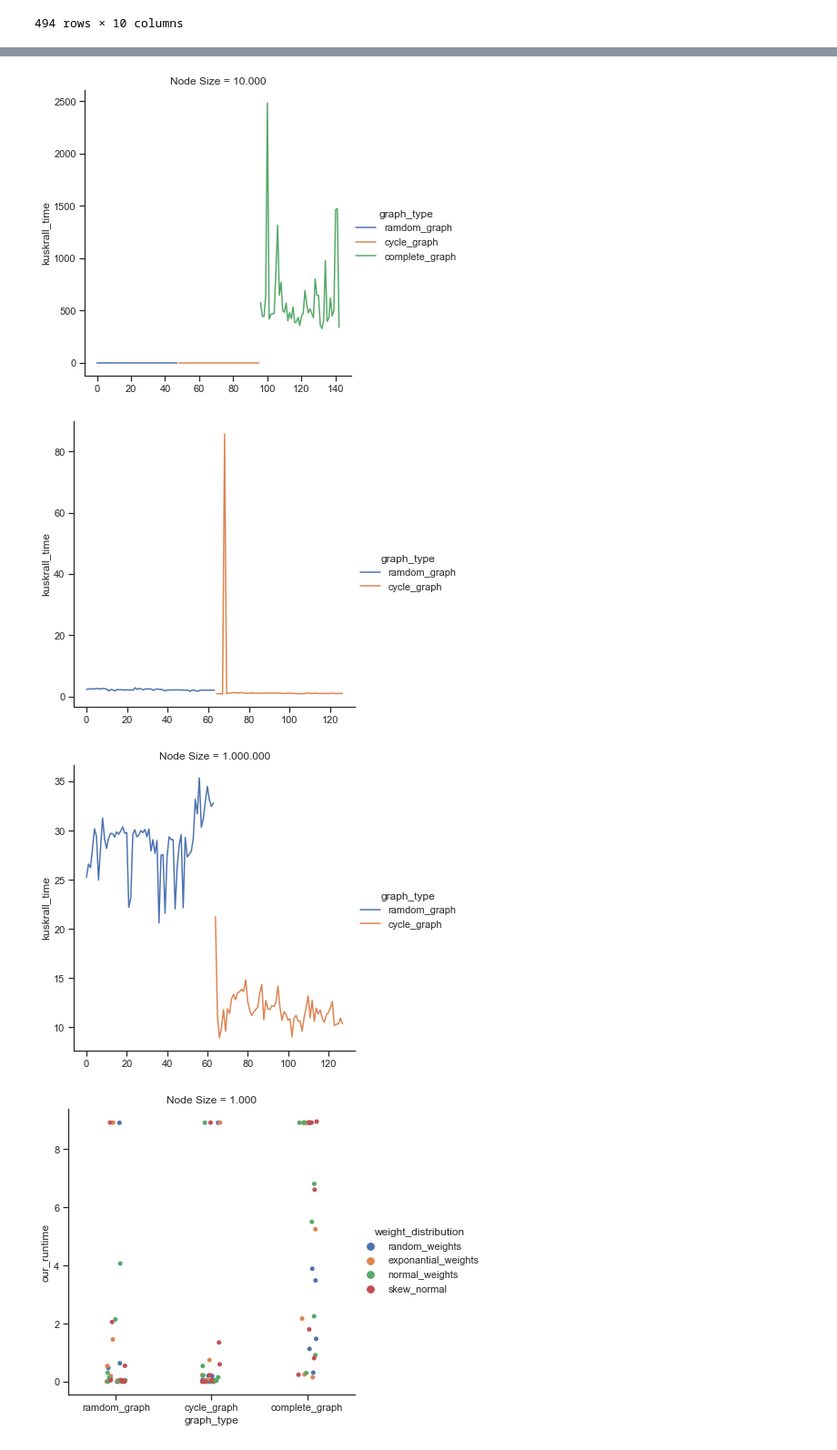
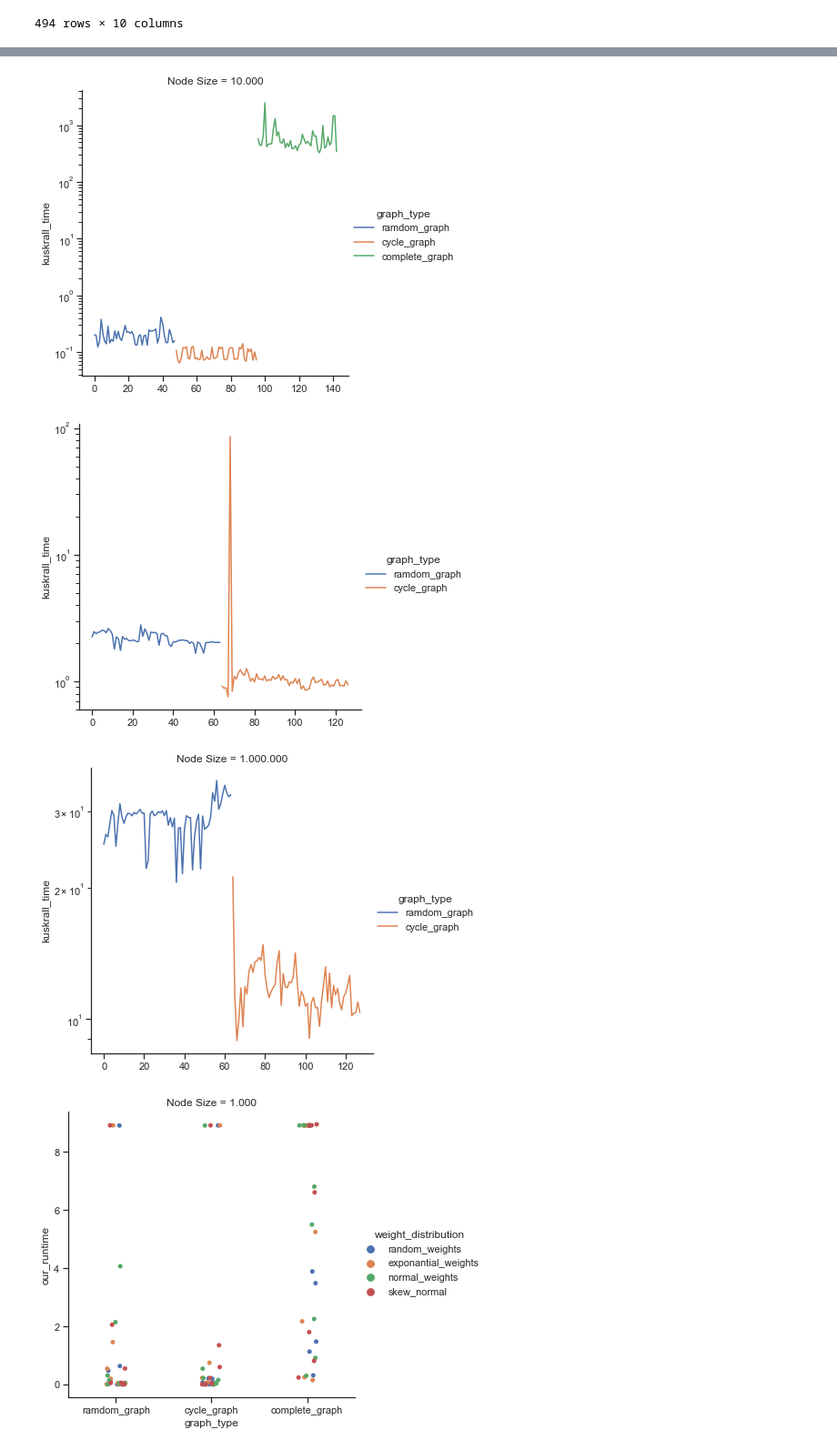
Before and after one commit to Skantz/tsp, a Jupyter notebook: mst/performance_plots.ipynb, the cells around one changed output, grey strips where cells are left out. Shown at 91% size. Saved outputs shown, nothing was run; the diff lists cells and outputs as text; code cells hidden in the pictures.

```diff
--- a/mst/performance_plots.ipynb
+++ b/mst/performance_plots.ipynb
@@ -36,21 +36,26 @@ all_data
 494 rows × 10 columns
 # %%
 data = all_data[(all_data["node_size"] == 1000)]
-sns.relplot(x=range(len(data)), y="kuskrall_time", hue="graph_type", kind="line", ci="sd", data=data);
+p = sns.relplot(x=range(len(data)), y="kuskrall_time", hue="graph_type", kind="line", ci="sd", data=data);
+p.set(xscale="linear", yscale="log")
 plt.title("Node Size = 1.000")
 plt.savefig("kruskall_node1000_graphtype.png")
 
+
 data = all_data[(all_data["node_size"] == 10000)]
-sns.relplot(x=range(len(data)), y="kuskrall_time", hue="graph_type", kind="line", ci="sd", data=data);
+p = sns.relplot(x=range(len(data)), y="kuskrall_time", hue="graph_type", kind="line", ci="sd", data=data);
+p.set(xscale="linear", yscale="log")
 plt.title("Node Size = 10.000")
 plt.savefig("kruskall_node10000_graphtype.png")
 
 data = all_data[(all_data["node_size"] == 100000)]
-sns.relplot(x=range(len(data)), y="kuskrall_time", hue="graph_type", kind="line", ci="sd", data=data);
+p = sns.relplot(x=range(len(data)), y="kuskrall_time", hue="graph_type", kind="line", ci="sd", data=data);
+p.set(xscale="linear", yscale="log")
 plt.savefig("kruskall_node100000_graphtype")
 
 data = all_data[(all_data["node_size"] == 1000000)]
-sns.relplot(x=range(len(data)), y="kuskrall_time", hue="graph_type", kind="line", ci="sd", data=data);
+p = sns.relplot(x=range(len(data)), y="kuskrall_time", hue="graph_type", kind="line", ci="sd", data=data);
+p.set(xscale="linear", yscale="log")
 plt.title("Node Size = 1.000.000")
 plt.savefig("kruskall_node1000000_graphtype")
 # %% [output]
@@ -58,6 +63,6 @@ plt.savefig("kruskall_node1000000_graphtype")
-[figure, old version]
+[figure, new version]
-[figure, old version]
+[figure, new version]
-[figure, old version]
+[figure, new version]
 # %%
 sns.set_theme(style="ticks", color_codes=True)
 
```
Also changed, not shown: parts of 4 cells of this notebook.
